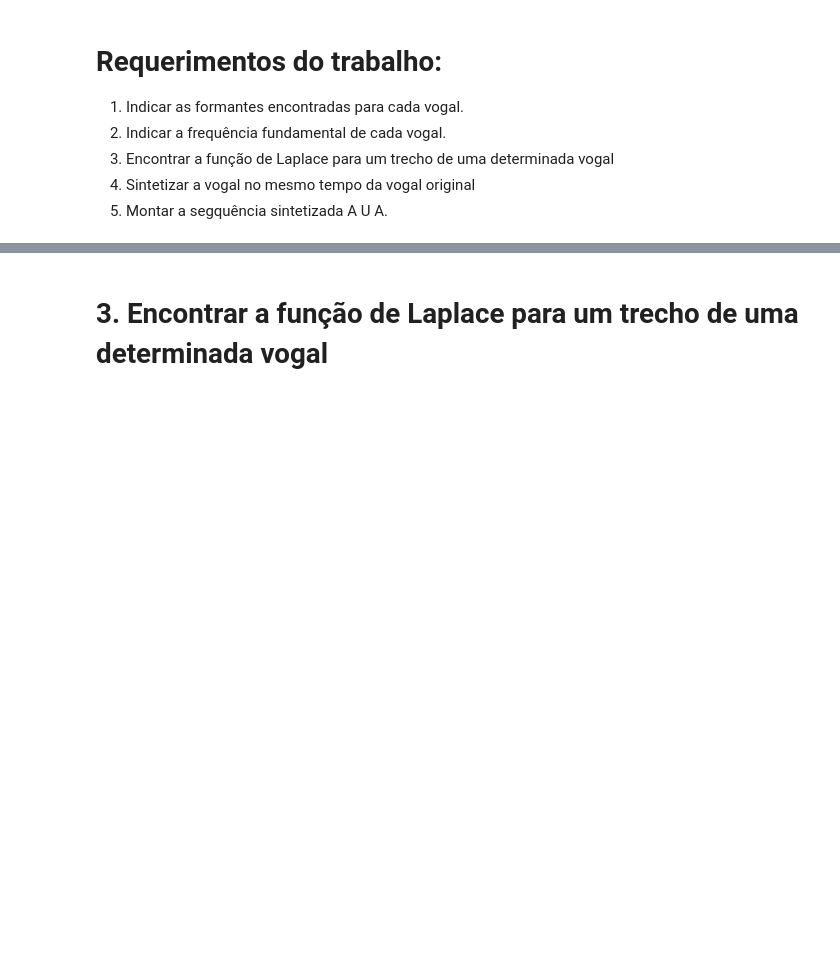
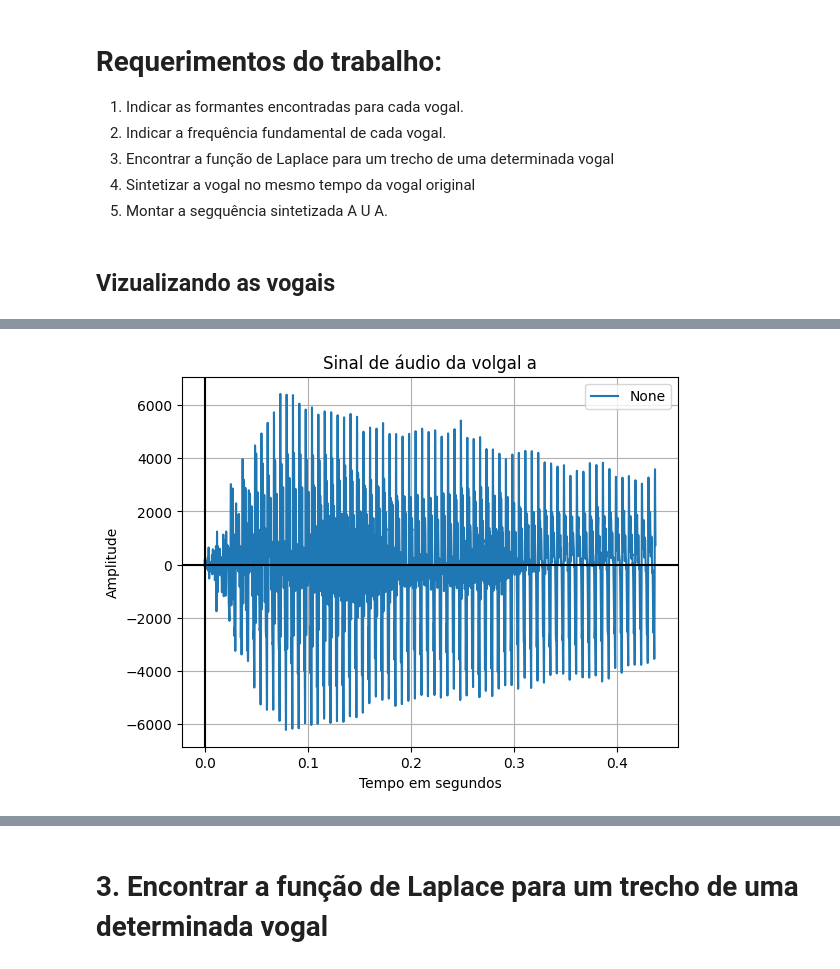
Before and after one commit to Rubiozito/Sistemas-e-Sinais, a Jupyter notebook: Trabalho_Final_sinais/Tfinal_sinais.ipynb, the cells around one changed output, grey strips where cells are left out. Drawn from its saved outputs; the diff is of its cells as text; code cells hidden in the pictures; blank space fills up the shorter version.

```diff
--- a/Trabalho_Final_sinais/Tfinal_sinais.ipynb
+++ b/Trabalho_Final_sinais/Tfinal_sinais.ipynb
@@ -49,0 +42,9 @@ Vp = np.squeeze(np.asarray(Vp))
+# %% [markdown]
+## Vizualizando as vogais
+# %%
+#Vogal A
+fs_a, Vg_a = wav.read('2 - Fourier_Vogais_a.wav')
+length_a = Vg_a.shape[0] / fs_a
+time_a = np.linspace(0., length_a, Vg_a.shape[0])
+plotar_grafico(time_a, Vg_a, 'Sinal de áudio da volgal a', label_x='Tempo em segundos', label_y='Amplitude')
+# %% [output]
@@ -49,0 +52 @@ Vp = np.squeeze(np.asarray(Vp))
+[figure, added]
```
Also changed, not shown: parts of 7 cells of this notebook.
